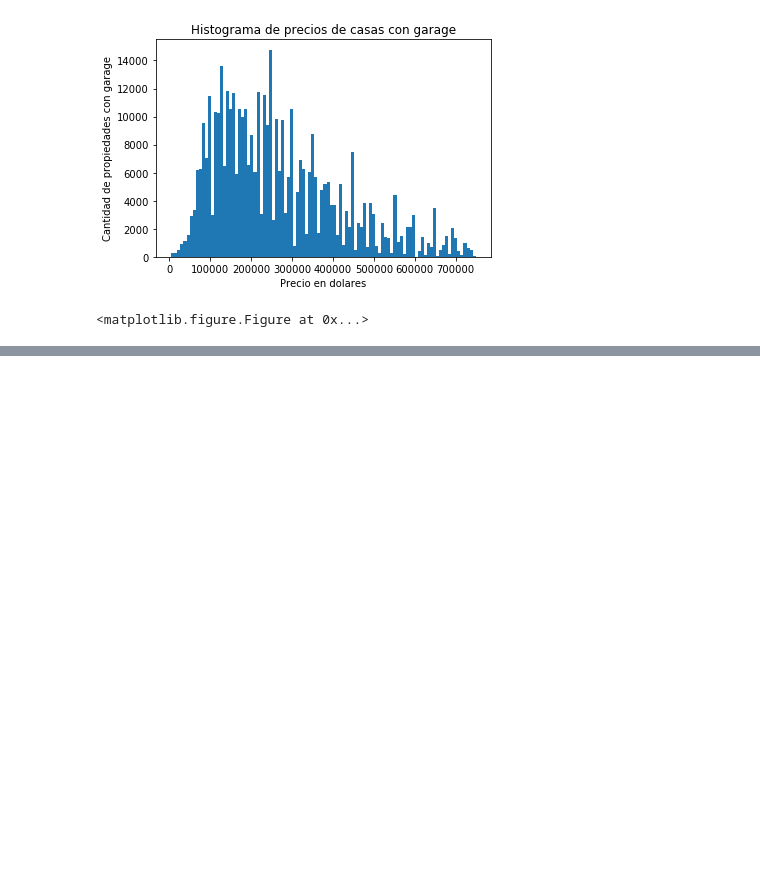
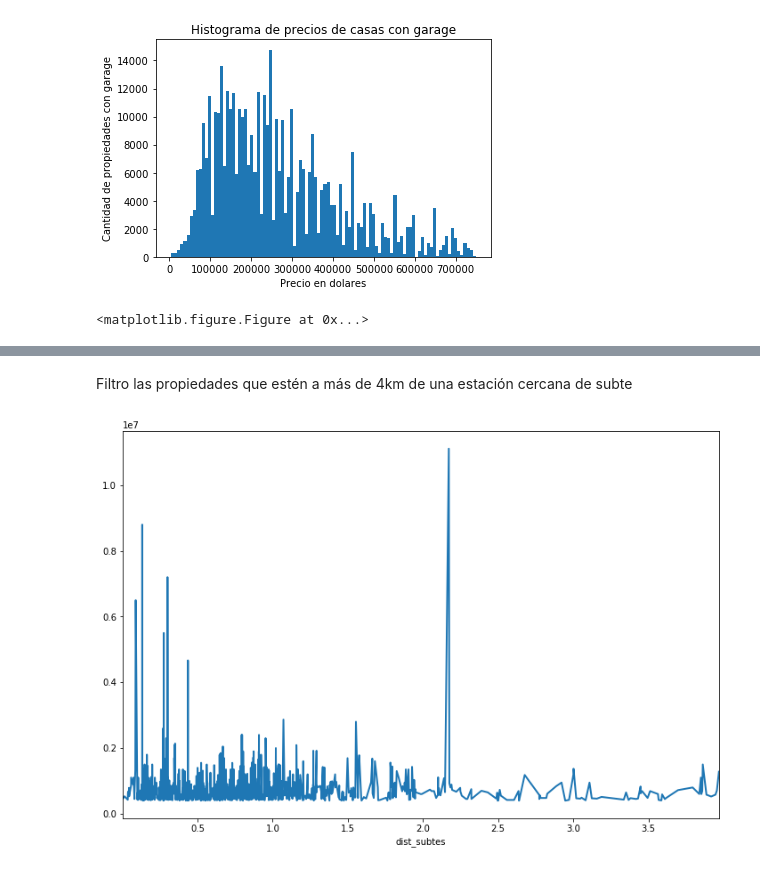
Before and after one commit to lucaslavandeira/7506-tp, a Jupyter notebook: analisis_exploratorio.ipynb, the cells around one changed output, grey strips where cells are left out. Saved outputs shown, nothing was run; the diff lists cells and outputs as text; code cells hidden in the pictures; blank space fills up the shorter version.

Commit message:
Agrego analisis de relacion entre los precios de las propiedades con sus respectivas distancias a una estacion proxima de subte y facultad publica

```diff
--- a/analisis_exploratorio.ipynb
+++ b/analisis_exploratorio.ipynb
@@ -635,0 +646,19 @@ plt.show()
+# %%
+df_prop_caras = df.dropna(subset=['lat', 'lon'], how='any').loc[df['place_name'] == 'Capital Federal',['lat', 'lon', 'price_aprox_usd', 'place_name', 'property_type']].sort_values('price_aprox_usd',ascending=False).head(10000)
+# %%
+def convert_rad(x):
+    return pi/180*x
+
+def dist_haversine(lat1, lon1, lat2, lon2):
+    lat1 = convert_rad(lat1)
+    lon1 = convert_rad(lon1)
+    lat2 = convert_rad(lat2)
+    lon2 = convert_rad(lon2)
+
+    R = 6378.0
+    dif_lat = lat2 - lat1
+    dif_lon = lon2 - lon1
+    dif_lat = abs(dif_lat)
+    dif_lon = abs(dif_lon)
+
+    return 2*R*asin(sqrt(sin(dif_lat/2)**2 + cos(lat1)*cos(lat2)*sin(dif_lon/2)**2))
@@ -635,0 +667,12 @@ plt.show()
+# %%
+df_prop_caras['dist_subtes'] = 9999.9
+
+for index, row in df_prop_caras.iterrows():
+    dist = 9999.9
+    for index_subtes, row_subtes in df_subtes.iterrows():
+        d = dist_haversine(row['lat'], row['lon'], row_subtes['Y'], row_subtes['X'])
+
+        if d < dist:
+            dist = d
+
+    df_prop_caras['dist_subtes'][index] = dist
@@ -635,0 +693,8 @@ plt.show()
+# %% [markdown]
+Filtro las propiedades que estén a más de 4km de una estación cercana de subte
+# %%
+df_prop_caras = df_prop_caras[df_prop_caras['dist_subtes'] < 4.0]
+# %%
+df_prop_caras.groupby('dist_subtes').mean().loc[:,'price_aprox_usd'].plot(linewidth=2,figsize=(12,8));
+# %% [output]
+[figure, added]
```
Also changed, not shown: parts of 20 cells of this notebook.
